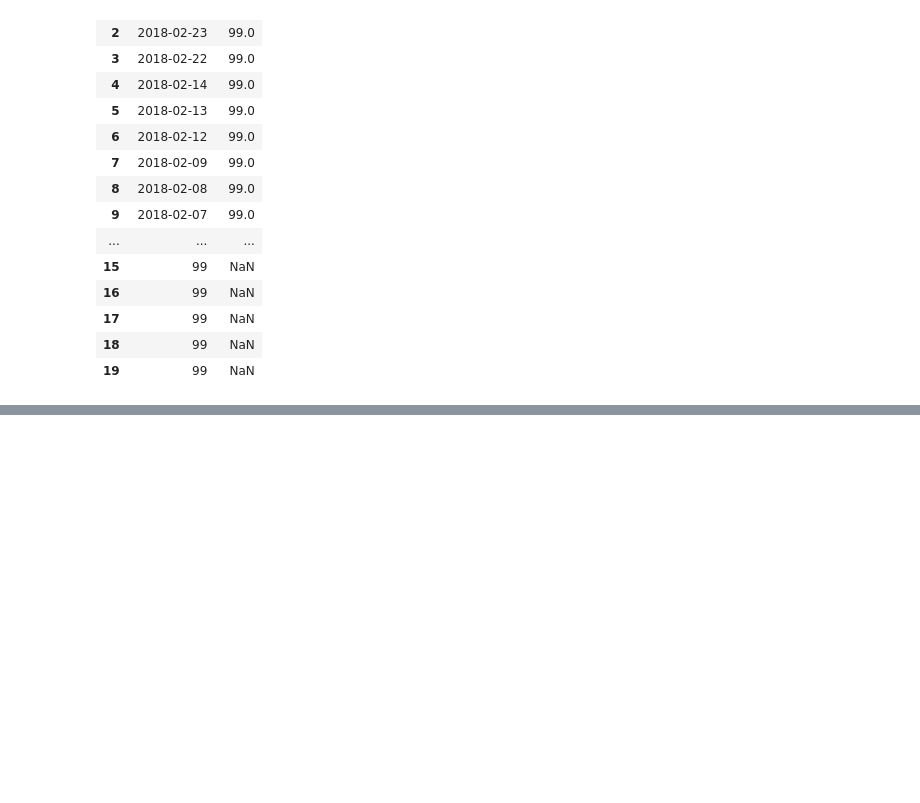
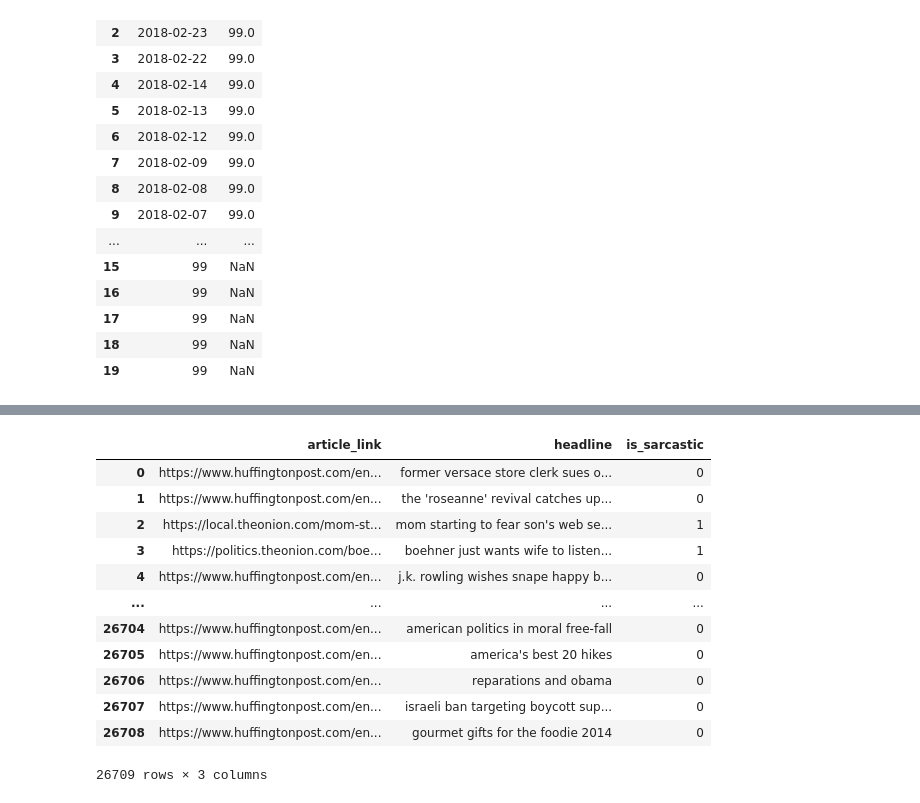
Before and after one commit to unluckynike/DataMining, a Jupyter notebook: day3/pands_demo.ipynb, the cells around one changed output, grey strips where cells are left out. Cells and saved outputs as stored; diff of their text form; code cells hidden in the pictures; blank space fills up the shorter version.

```diff
--- a/day3/pands_demo.ipynb
+++ b/day3/pands_demo.ipynb
@@ -932,0 +973,19 @@ pd.read_csv("save_open.csv")
+# %%
+# 一般设置 orient="records"
+sa=pd.read_json("Sarcasm_Headlines_Dataset.json",orient="records",lines=True)
+# %%
+sa
+# %% [output]
+|  | article_link | headline | is_sarcastic |
+| 0 | https://www.huffingtonpost.com/en... | former versace store clerk sues o... | 0 |
+| 1 | https://www.huffingtonpost.com/en... | the 'roseanne' revival catches up... | 0 |
+| 2 | https://local.theonion.com/mom-st... | mom starting to fear son's web se... | 1 |
+| 3 | https://politics.theonion.com/boe... | boehner just wants wife to listen... | 1 |
+| 4 | https://www.huffingtonpost.com/en... | j.k. rowling wishes snape happy b... | 0 |
+| ... | ... | ... | ... |
+| 26704 | https://www.huffingtonpost.com/en... | american politics in moral free-fall | 0 |
+| 26705 | https://www.huffingtonpost.com/en... | america's best 20 hikes | 0 |
+| 26706 | https://www.huffingtonpost.com/en... | reparations and obama | 0 |
+| 26707 | https://www.huffingtonpost.com/en... | israeli ban targeting boycott sup... | 0 |
+| 26708 | https://www.huffingtonpost.com/en... | gourmet gifts for the foodie 2014 | 0 |
+26709 rows × 3 columns
```
Also changed, not shown: parts of 23 cells of this notebook, 30 other files.
